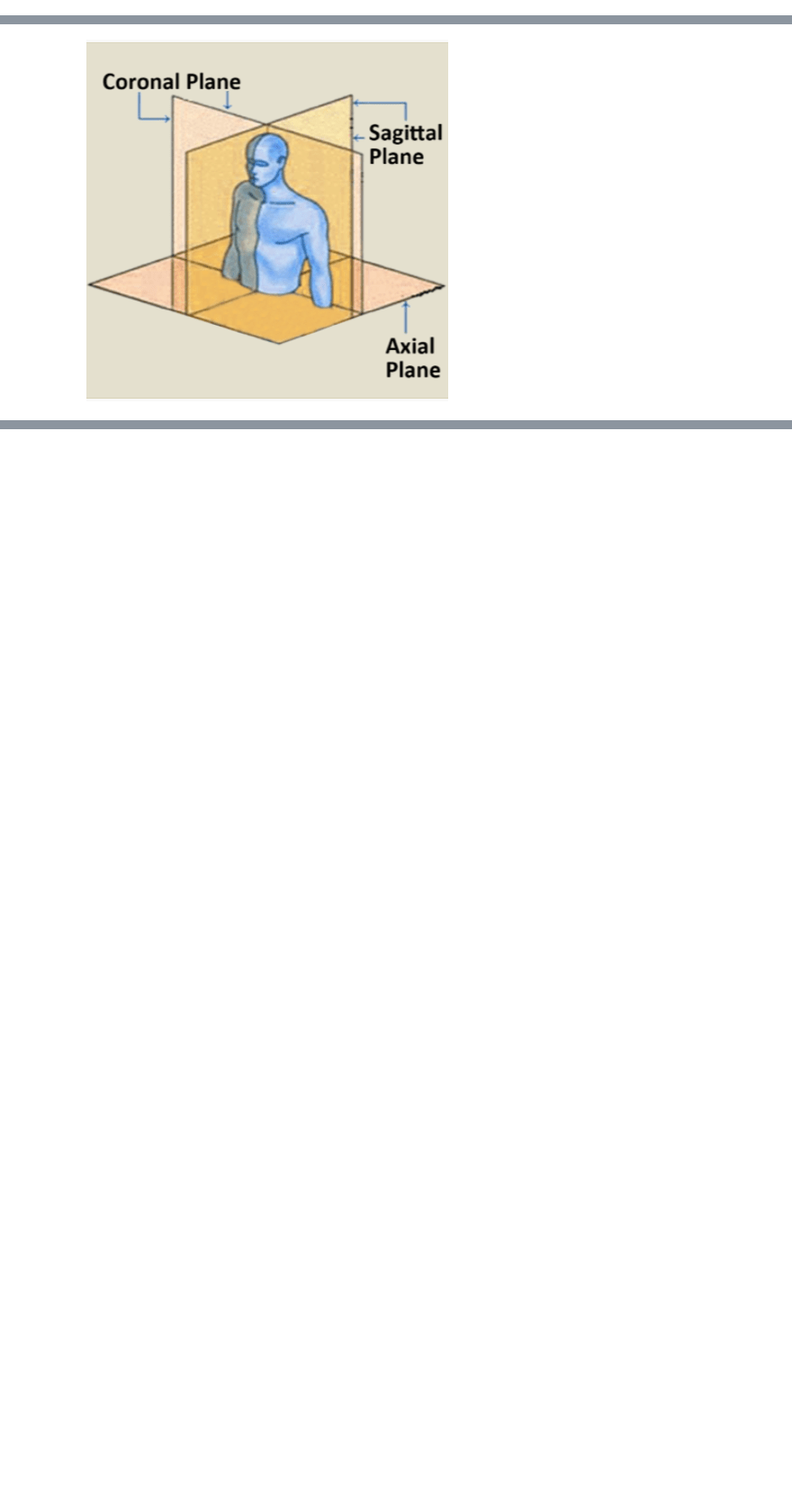
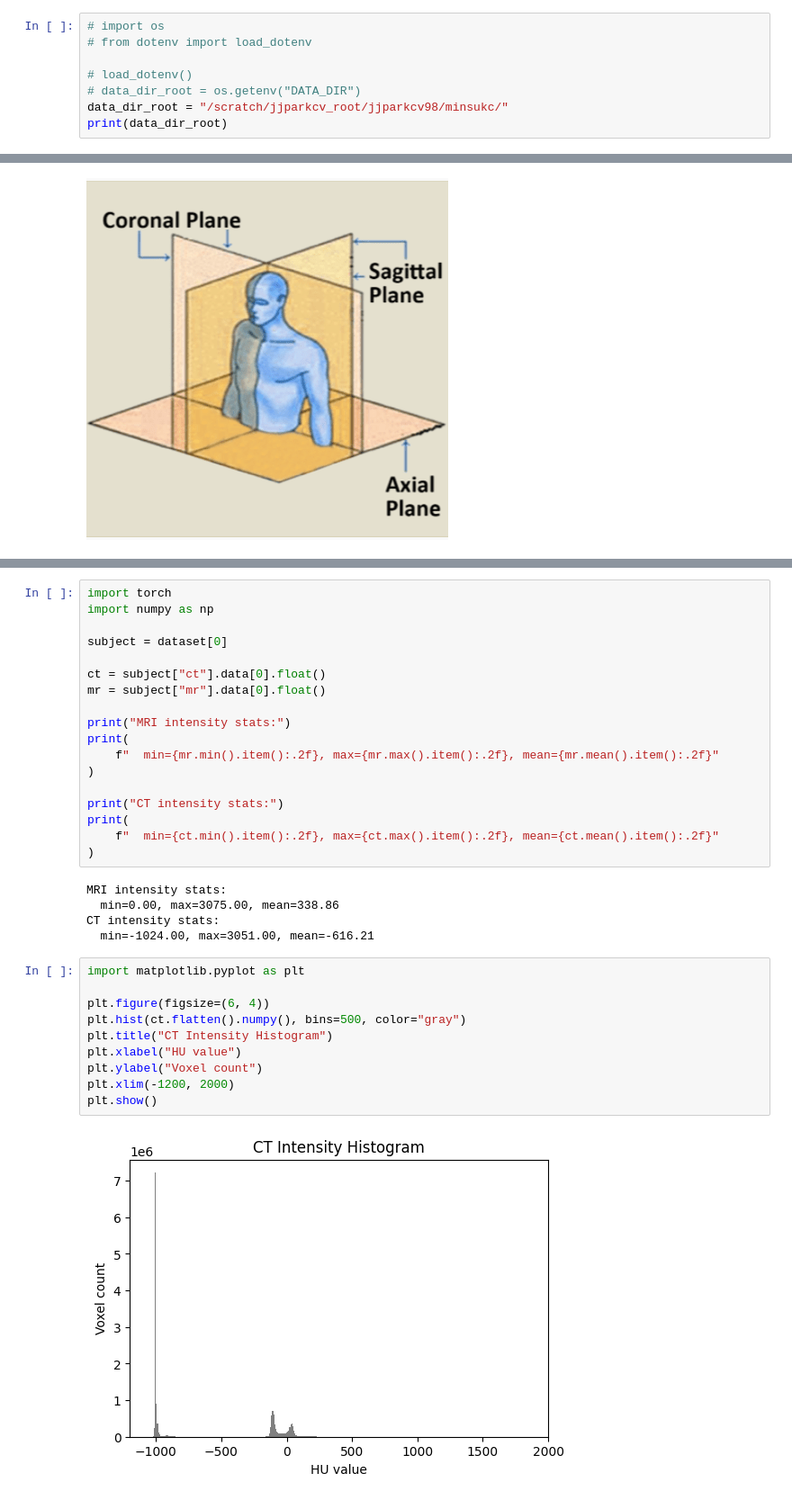
Before and after one commit to minsuk00/MRI2CT, a Jupyter notebook: data_test.ipynb, the cells around one changed output, grey strips where cells are left out. Shown at 90% size. Saved outputs shown, nothing was run; the diff lists cells and outputs as text; blank space fills up the shorter version.

```diff
--- a/data_test.ipynb
+++ b/data_test.ipynb
@@ -2,0 +7,8 @@
+# %%
+# import os
+# from dotenv import load_dotenv
+
+# load_dotenv()
+# data_dir_root = os.getenv("DATA_DIR")
+data_dir_root = "/scratch/jjparkcv_root/jjparkcv98/minsukc/"
+print(data_dir_root)
@@ -227,0 +429,35 @@ for batch in loader:
+# %%
+import torch
+import numpy as np
+
+subject = dataset[0]
+
+ct = subject["ct"].data[0].float()
+mr = subject["mr"].data[0].float()
+
+print("MRI intensity stats:")
+print(
+    f"  min={mr.min().item():.2f}, max={mr.max().item():.2f}, mean={mr.mean().item():.2f}"
+)
+
+print("CT intensity stats:")
+print(
+    f"  min={ct.min().item():.2f}, max={ct.max().item():.2f}, mean={ct.mean().item():.2f}"
+)
+# %% [output]
+MRI intensity stats:
+  min=0.00, max=3075.00, mean=338.86
+CT intensity stats:
+  min=-1024.00, max=3051.00, mean=-616.21
+# %%
+import matplotlib.pyplot as plt
+
+plt.figure(figsize=(6, 4))
+plt.hist(ct.flatten().numpy(), bins=500, color="gray")
+plt.title("CT Intensity Histogram")
+plt.xlabel("HU value")
+plt.ylabel("Voxel count")
+plt.xlim(-1200, 2000)
+plt.show()
+# %% [output]
+[figure, added]
```
Also changed, not shown: parts of 23 cells of this notebook, 5 other files.
